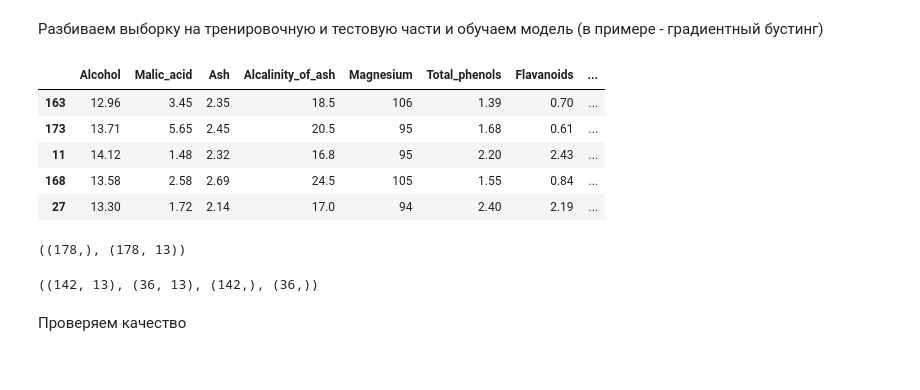
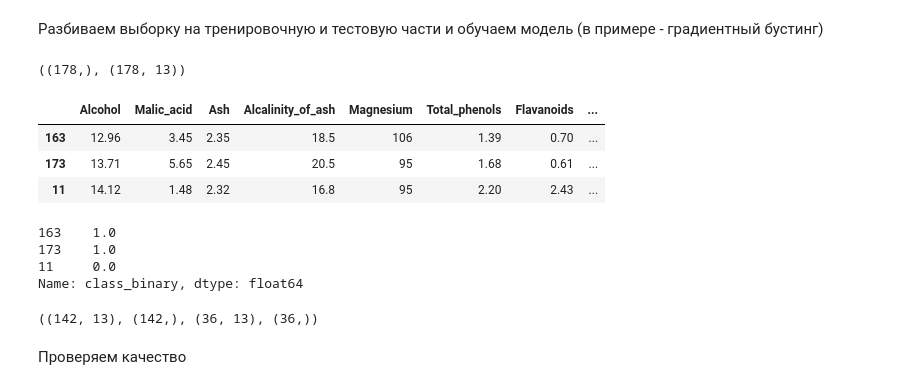
Before and after one commit to elka97/MachineLearningInBusiness, a Jupyter notebook: homework_6.ipynb, the cells around one changed output. Cells and saved outputs as stored; diff of their text form; code cells hidden in the pictures.

```diff
--- a/homework_6.ipynb
+++ b/homework_6.ipynb
@@ -30 +33,4 @@ DATA_PATH
+# %%
+CLASS_PU = 'class_PU'
+CLASS_BINARY = "class_binary"
 # %%
@@ -66,7 +73,5 @@ Join classes 1 and 2 in one target (negative), othrs -to positive class for bina
 # %%
-data.loc[data["class"]==1, "class_binary"]=0
-data.loc[data["class"]==2, "class_binary"]=0
-data.loc[data["class"]==3, "class_binary"]=1
-# data.loc[data["class"]==1, "class_binary"]=1
-# data.loc[data["class"]==2, "class_binary"]=1
+data.loc[data["class"].isin([1,2]), CLASS_BINARY]=0
+data.loc[data["class"]==3, CLASS_BINARY]=1
+data = data.drop(columns=["class"])
 # %%
@@ -82,3 +82,0 @@ Name: class_binary, dtype: int64
-# %%
-data["class_test"] = -1
-data.loc[data["class_binary"]==1, "class_test"]=1
@@ -99,27 +83,30 @@ plt.show()
 # %% [markdown]
 Разбиваем выборку на тренировочную и тестовую части и обучаем модель (в примере - градиентный бустинг)
 # %%
-from sklearn.model_selection import train_test_split
-
-x_data = data.drop(columns=["class"])
-y_data = data["class"]
+x_data = data.drop(columns=[CLASS_BINARY])
+y_data = data[CLASS_BINARY]
 
 x_train, x_test, y_train, y_test = train_test_split(x_data, y_data, test_size=0.2, random_state=7)
-# %%
-x_train.head(5)
-# %% [output]
-|  | Alcohol | Malic_acid | Ash | Alcalinity_of_ash | Magnesium | Total_phenols | Flavanoids | ... |
-| 163 | 12.96 | 3.45 | 2.35 | 18.5 | 106 | 1.39 | 0.70 | ... |
-| 173 | 13.71 | 5.65 | 2.45 | 20.5 | 95 | 1.68 | 0.61 | ... |
-| 11 | 14.12 | 1.48 | 2.32 | 16.8 | 95 | 2.20 | 2.43 | ... |
-| 168 | 13.58 | 2.58 | 2.69 | 24.5 | 105 | 1.55 | 0.84 | ... |
-| 27 | 13.30 | 1.72 | 2.14 | 17.0 | 94 | 2.40 | 2.19 | ... |
 # %%
 y_data.shape, x_data.shape
 # %% [output]
 ((178,), (178, 13))
+# %%
+x_train.head(3)
+# %% [output]
+|  | Alcohol | Malic_acid | Ash | Alcalinity_of_ash | Magnesium | Total_phenols | Flavanoids | ... |
+| 163 | 12.96 | 3.45 | 2.35 | 18.5 | 106 | 1.39 | 0.70 | ... |
+| 173 | 13.71 | 5.65 | 2.45 | 20.5 | 95 | 1.68 | 0.61 | ... |
+| 11 | 14.12 | 1.48 | 2.32 | 16.8 | 95 | 2.20 | 2.43 | ... |
+# %%
+y_train.head(3)
+# %% [output]
+163    1.0
+173    1.0
+11     0.0
+Name: class_binary, dtype: float64
 # %%
-x_train.shape, x_test.shape, y_train.shape, y_test.shape
+x_train.shape, y_train.shape, x_test.shape, y_test.shape
 # %% [output]
-((142, 13), (36, 13), (142,), (36,))
+((142, 13), (142,), (36, 13), (36,))
 # %%
```
Also changed, not shown: parts of 37 cells of this notebook.
